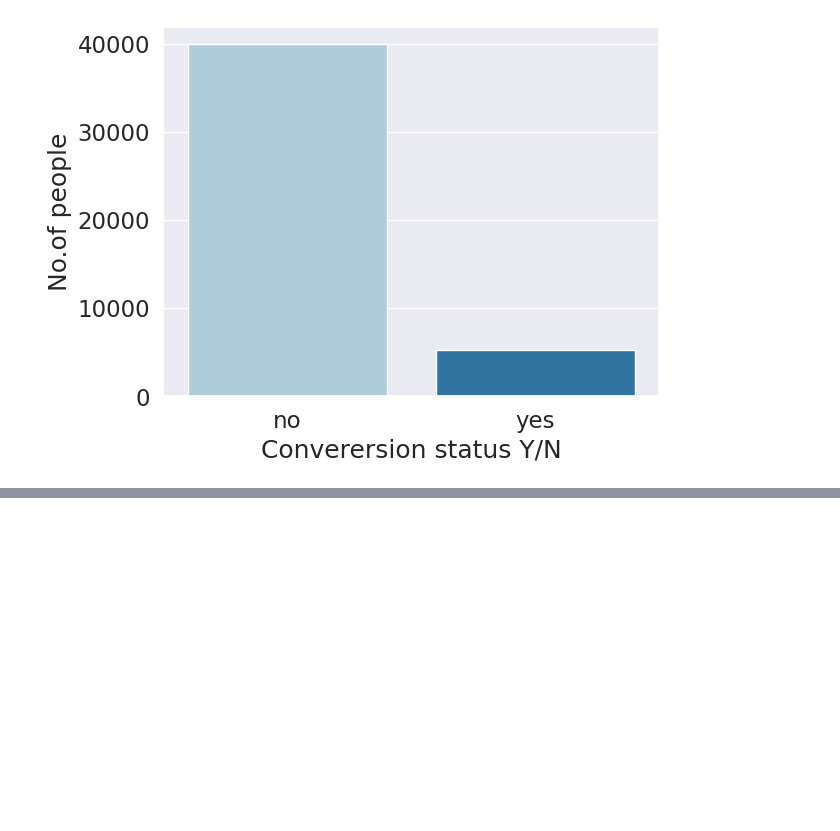
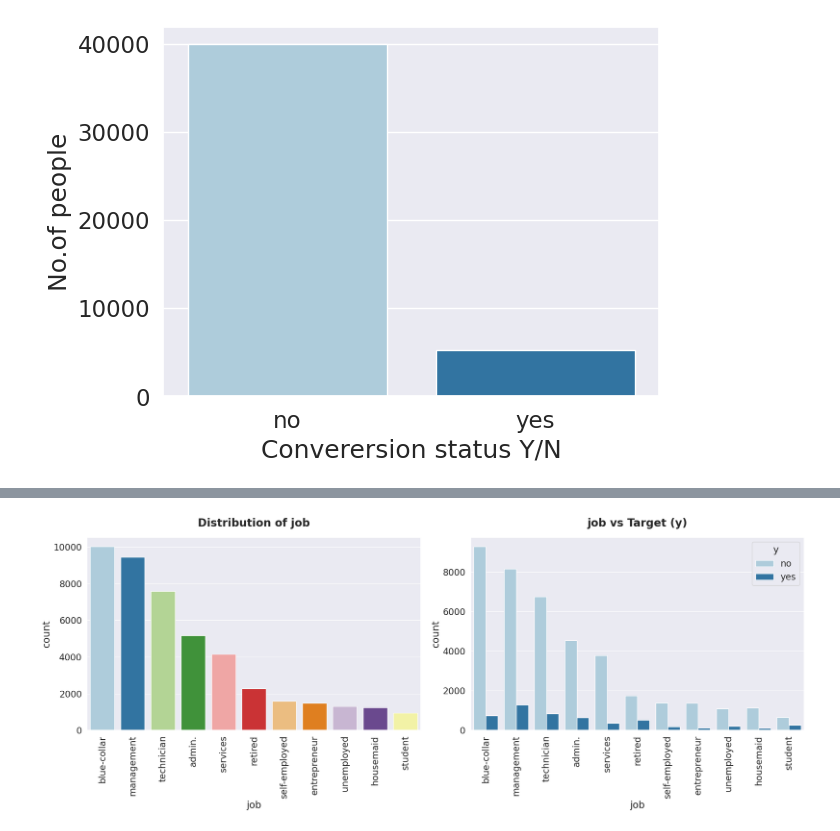
Before and after one commit to ShreeKeshavan/Client_Conversion_Prediction, a Jupyter notebook: Customer_Conversion_Prediction.ipynb, the cells around one changed output, grey strips where cells are left out. Drawn from its saved outputs; the diff is of its cells as text; code cells hidden in the pictures; blank space fills up the shorter version.

```diff
--- a/Customer_Conversion_Prediction.ipynb
+++ b/Customer_Conversion_Prediction.ipynb
@@ -435,0 +448,20 @@ plt.show()
+# %%
+def categorical_features(col):
+  plt.figure(figsize=(20,8))
+
+  plt.subplot(1,2,1)
+  sns.countplot(x=col, data=df, palette='Paired', order= df[col].value_counts().index)
+  plt.title(f'Distribution of {col}', fontweight='black', pad=20,fontsize=20)
+  plt.xticks(rotation=90)
+
+  plt.subplot(1,2,2)
+  sns.countplot(x=col, hue='y', data=df, palette='Paired', order= df[col].value_counts().index)
+  plt.title(f'{col} vs Target (y)',fontweight='black', pad=20,fontsize=20)
+  plt.xticks(rotation=90)
+
+  plt.tight_layout()
+  plt.show()
+# %%
+categorical_features('job')
+# %% [output]
+[figure, added]
```
Also changed, not shown: parts of 2 cells of this notebook.
